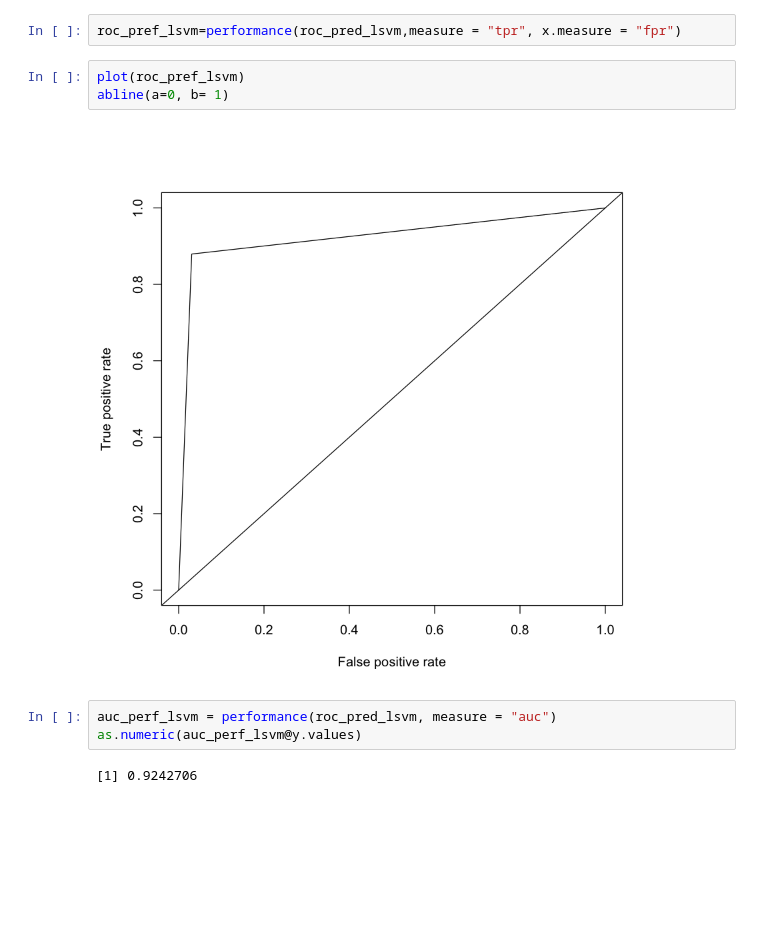
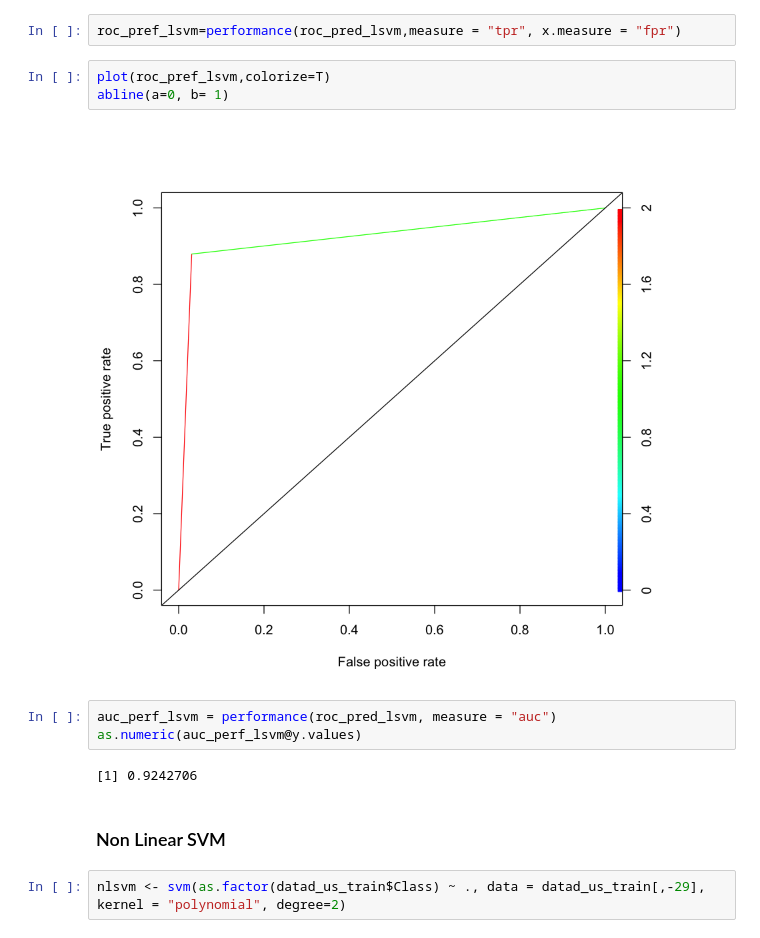
Before and after one commit to jamalarz/Projet_Supervised_Learning, a Jupyter notebook: Projet_Supervised_Learning.ipynb, the cells around one changed output. Cells and saved outputs as stored; diff of their text form; blank space fills up the shorter version.

```diff
--- a/Projet_Supervised_Learning.ipynb
+++ b/Projet_Supervised_Learning.ipynb
@@ -400,12 +404,16 @@ roc_pred_lsvm=prediction(as.numeric(as.character(lsvm_pred)),datad_us_test$Class
 # %%
 roc_pref_lsvm=performance(roc_pred_lsvm,measure = "tpr", x.measure = "fpr")
 # %%
-plot(roc_pref_lsvm)
+plot(roc_pref_lsvm,colorize=T)
 abline(a=0, b= 1)
 # %% [output]
-[figure, old version]
+[figure, new version]
 # %%
 auc_perf_lsvm = performance(roc_pred_lsvm, measure = "auc")
 as.numeric(auc_perf_lsvm@y.values)
 # %% [output]
 [1] 0.9242706
+# %% [markdown]
+### Non Linear SVM
+# %%
+nlsvm <- svm(as.factor(datad_us_train$Class) ~ ., data = datad_us_train[,-29], kernel = "polynomial", degree=2)
```
Also changed, not shown: parts of 11 cells of this notebook.
